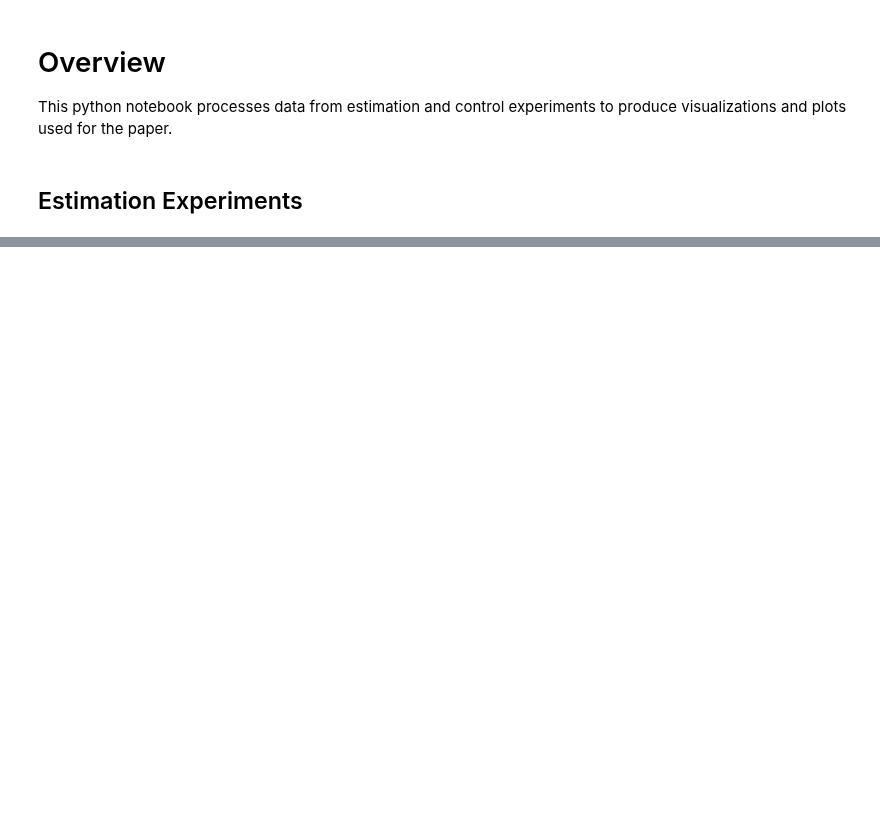
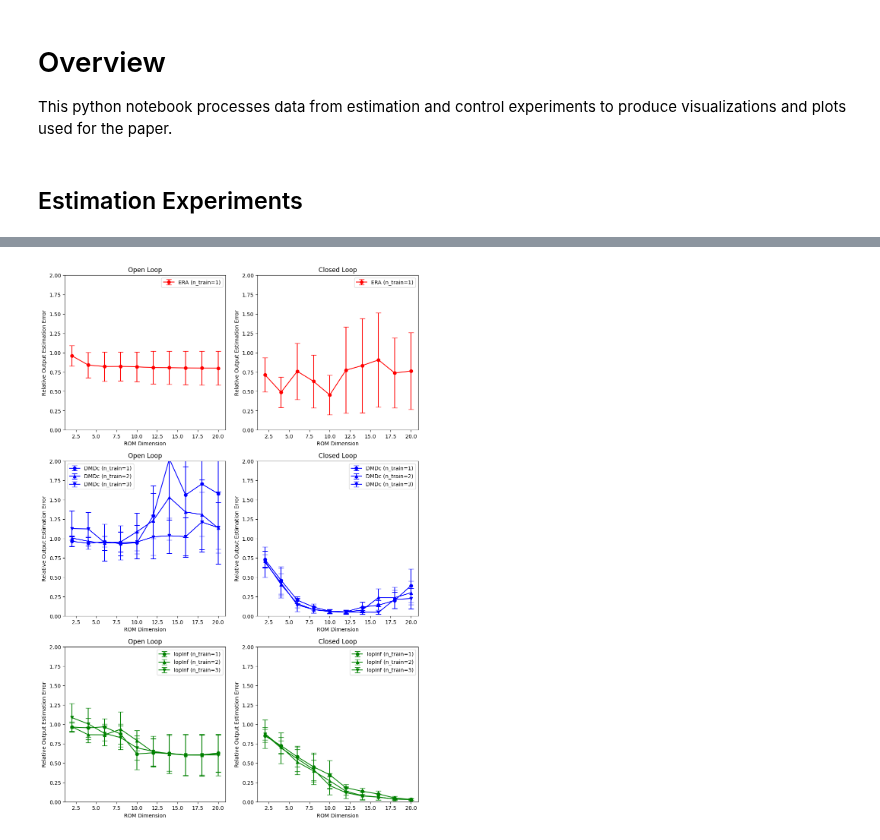
Before and after one commit to iman-adibnazari/anguilliformOptimalControl, a Jupyter notebook: src/notebooks/visualizations/generatePaperFigures.ipynb, the cells around one changed output, grey strips where cells are left out. Cells and saved outputs as stored; diff of their text form; code cells hidden in the pictures; blank space fills up the shorter version.

```diff
--- a/src/notebooks/visualizations/generatePaperFigures.ipynb
+++ b/src/notebooks/visualizations/generatePaperFigures.ipynb
@@ -48,0 +436,33 @@ romDir = config["currentDirectory"] + "data/archivedDataSets/ContiguousAssembly/
+# %%
+# Plot average prediction errors as a function of rom dimension with error bars
+fig, ax = plt.subplots(3,2, figsize=(12, 18))
+ax[0,0].errorbar(era_OL[era_OL["numTraining"] == 1]["romDim"], era_OL[era_OL["numTraining"] == 1]["outputError_mean"], yerr=era_OL[era_OL["numTraining"] == 1]["outputError_std"], label="ERA (n_train=1)", fmt='-o', capsize=5, color='red')
+
+ax[0,1].errorbar(era_CL[era_CL["numTraining"] == 1]["romDim"], era_CL[era_CL["numTraining"] == 1]["outputError_mean"], yerr=era_CL[era_CL["numTraining"] == 1]["outputError_std"], label="ERA (n_train=1)", fmt='-o', capsize=5, color='red')
+
+ax[1,0].errorbar(dmdc_OL[dmdc_OL["numTraining"] == 1]["romDim"], dmdc_OL[dmdc_OL["numTraining"] == 1]["outputError_mean"], yerr=dmdc_OL[dmdc_OL["numTraining"] == 1]["outputError_std"], label="DMDc (n_train=1)", fmt='-o', capsize=5, color='blue')
+ax[1,0].errorbar(dmdc_OL[dmdc_OL["numTraining"] == 2]["romDim"], dmdc_OL[dmdc_OL["numTraining"] == 2]["outputError_mean"], yerr=dmdc_OL[dmdc_OL["numTraining"] == 2]["outputError_std"], label="DMDc (n_train=2)", fmt='-^', capsize=5, color='blue')
+ax[1,0].errorbar(dmdc_OL[dmdc_OL["numTraining"] == 3]["romDim"], dmdc_OL[dmdc_OL["numTraining"] == 3]["outputError_mean"], yerr=dmdc_OL[dmdc_OL["numTraining"] == 3]["outputError_std"], label="DMDc (n_train=3)", fmt='-v', capsize=5, color='blue')
+
+ax[1,1].errorbar(dmdc_CL[dmdc_CL["numTraining"] == 1]["romDim"], dmdc_CL[dmdc_CL["numTraining"] == 1]["outputError_mean"], yerr=dmdc_CL[dmdc_CL["numTraining"] == 1]["outputError_std"], label="DMDc (n_train=1)", fmt='-o', capsize=5, color='blue')
+ax[1,1].errorbar(dmdc_CL[dmdc_CL["numTraining"] == 2]["romDim"], dmdc_CL[dmdc_CL["numTraining"] == 2]["outputError_mean"], yerr=dmdc_CL[dmdc_CL["numTraining"] == 2]["outputError_std"], label="DMDc (n_train=2)", fmt='-^', capsize=5, color='blue')
+ax[1,1].errorbar(dmdc_CL[dmdc_CL["numTraining"] == 3]["romDim"], dmdc_CL[dmdc_CL["numTraining"] == 3]["outputError_mean"], yerr=dmdc_CL[dmdc_CL["numTraining"] == 3]["outputError_std"], label="DMDc (n_train=3)", fmt='-v', capsize=5, color='blue')
+
+ax[2,0].errorbar(lopinf_OL[lopinf_OL["numTraining"] == 1]["romDim"], lopinf_OL[lopinf_OL["numTraining"] == 1]["outputError_mean"], yerr=lopinf_OL[lopinf_OL["numTraining"] == 1]["outputError_std"], label="lopInf (n_train=1)", fmt='-o', capsize=5, color='green')
+ax[2,0].errorbar(lopinf_OL[lopinf_OL["numTraining"] == 2]["romDim"], lopinf_OL[lopinf_OL["numTraining"] == 2]["outputError_mean"], yerr=lopinf_OL[lopinf_OL["numTraining"] == 2]["outputError_std"], label="lopInf (n_train=2)", fmt='-^', capsize=5, color='green')
+ax[2,0].errorbar(lopinf_OL[lopinf_OL["numTraining"] == 3]["romDim"], lopinf_OL[lopinf_OL["numTraining"] == 3]["outputError_mean"], yerr=lopinf_OL[lopinf_OL["numTraining"] == 3]["outputError_std"], label="lopInf (n_train=3)", fmt='-v', capsize=5, color='green')
+
+ax[2,1].errorbar(lopinf_CL[lopinf_CL["numTraining"] == 1]["romDim"], lopinf_CL[lopinf_CL["numTraining"] == 1]["outputError_mean"], yerr=lopinf_CL[lopinf_CL["numTraining"] == 1]["outputError_std"], label="lopInf (n_train=1)", fmt='-o', capsize=5, color='green')
+ax[2,1].errorbar(lopinf_CL[lopinf_CL["numTraining"] == 2]["romDim"], lopinf_CL[lopinf_CL["numTraining"] == 2]["outputError_mean"], yerr=lopinf_CL[lopinf_CL["numTraining"] == 2]["outputError_std"], label="lopInf (n_train=2)", fmt='-^', capsize=5, color='green')
+ax[2,1].errorbar(lopinf_CL[lopinf_CL["numTraining"] == 3]["romDim"], lopinf_CL[lopinf_CL["numTraining"] == 3]["outputError_mean"], yerr=lopinf_CL[lopinf_CL["numTraining"] == 3]["outputError_std"], label="lopInf (n_train=3)", fmt='-v', capsize=5, color='green')
+
+for i in range(3):
+    for j in range(2):
+        ax[i,j].set_ylim([0, 2])
+        ax[i,j].set_xlabel("ROM Dimension")
+        ax[i,j].set_ylabel("Relative Output Estimation Error")
+        ax[i,j].legend()
+        # ax[i,j].grid()
+        ax[i,j].set_title("Open Loop" if j == 0 else "Closed Loop")
+# %% [output]
+[figure, added]
```
Also changed, not shown: parts of 22 cells of this notebook, 7 other files.
